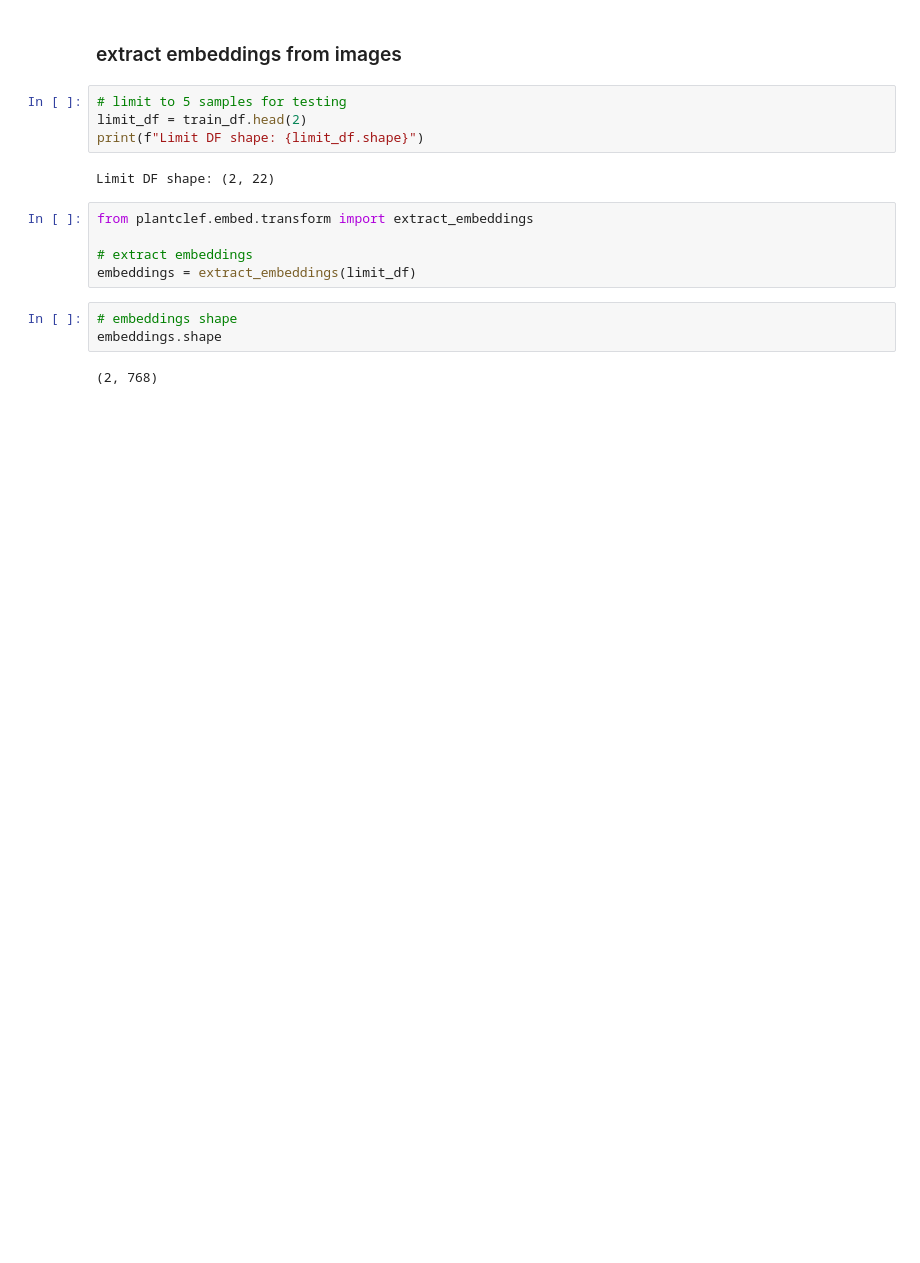
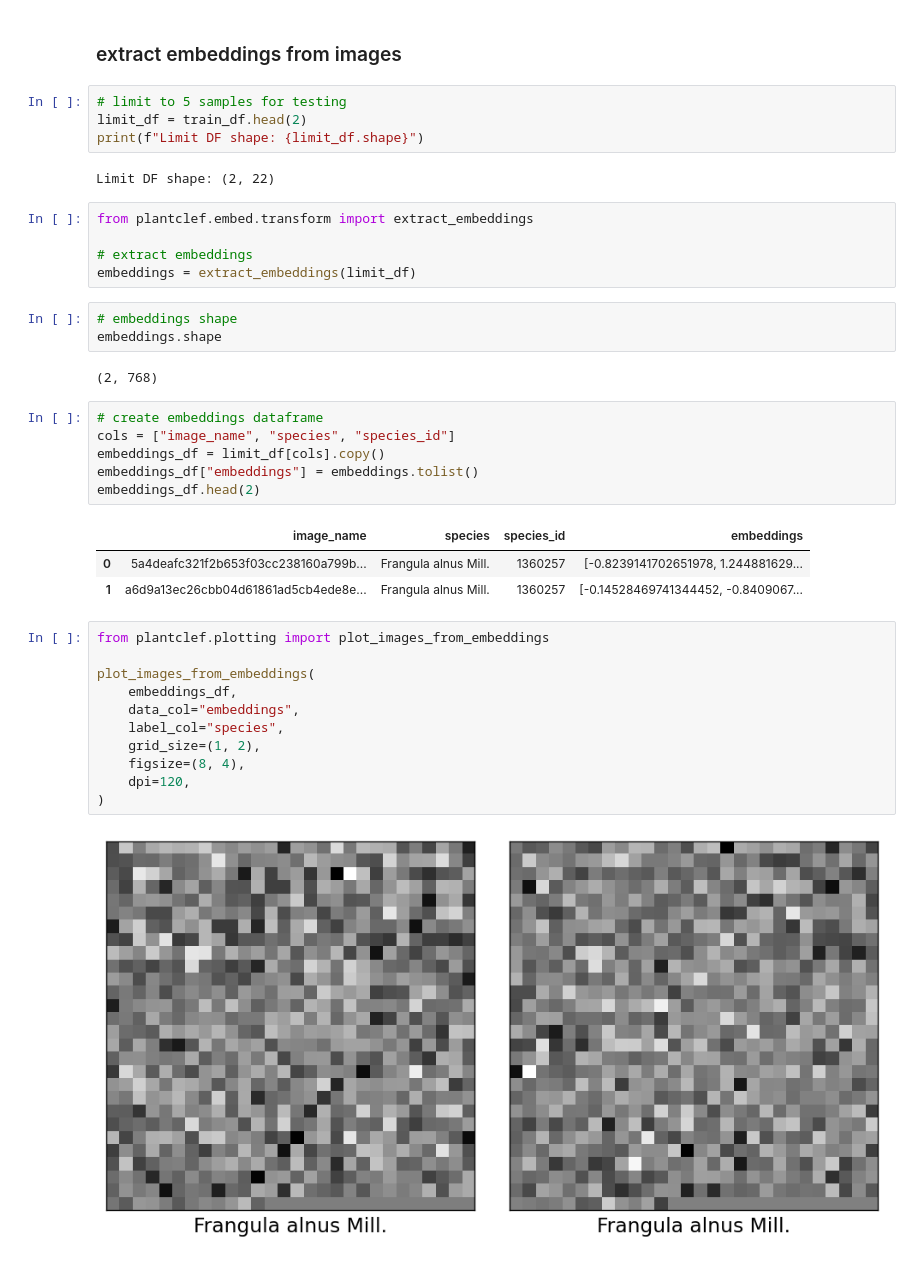
Before and after one commit to murilogustineli/pytorch-plantclef, a Jupyter notebook: notebooks/embedding.ipynb, the cells around one changed output. Cells and saved outputs as stored; diff of their text form; blank space fills up the shorter version.

Commit message:
updated embeddings plotting and notebook

```diff
--- a/notebooks/embedding.ipynb
+++ b/notebooks/embedding.ipynb
@@ -65,3 +65,26 @@ embeddings = extract_embeddings(limit_df)
 embeddings.shape
 # %% [output]
 (2, 768)
+# %%
+# create embeddings dataframe
+cols = ["image_name", "species", "species_id"]
+embeddings_df = limit_df[cols].copy()
+embeddings_df["embeddings"] = embeddings.tolist()
+embeddings_df.head(2)
+# %% [output]
+|  | image_name | species | species_id | embeddings |
+| 0 | 5a4deafc321f2b653f03cc238160a799b... | Frangula alnus Mill. | 1360257 | [-0.8239141702651978, 1.244881629... |
+| 1 | a6d9a13ec26cbb04d61861ad5cb4ede8e... | Frangula alnus Mill. | 1360257 | [-0.14528469741344452, -0.8409067... |
+# %%
+from plantclef.plotting import plot_images_from_embeddings
+
+plot_images_from_embeddings(
+    embeddings_df,
+    data_col="embeddings",
+    label_col="species",
+    grid_size=(1, 2),
+    figsize=(8, 4),
+    dpi=120,
+)
+# %% [output]
+[figure, added]
```
Also changed, not shown: 1 other file.
